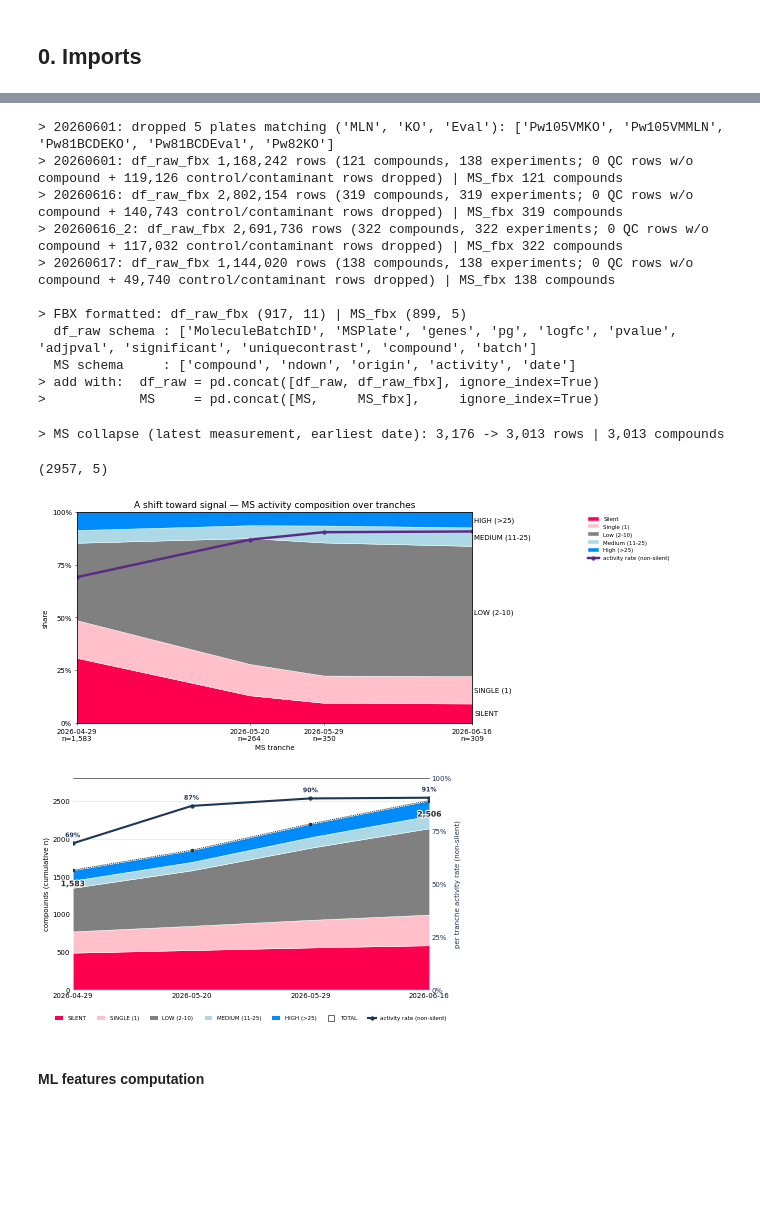
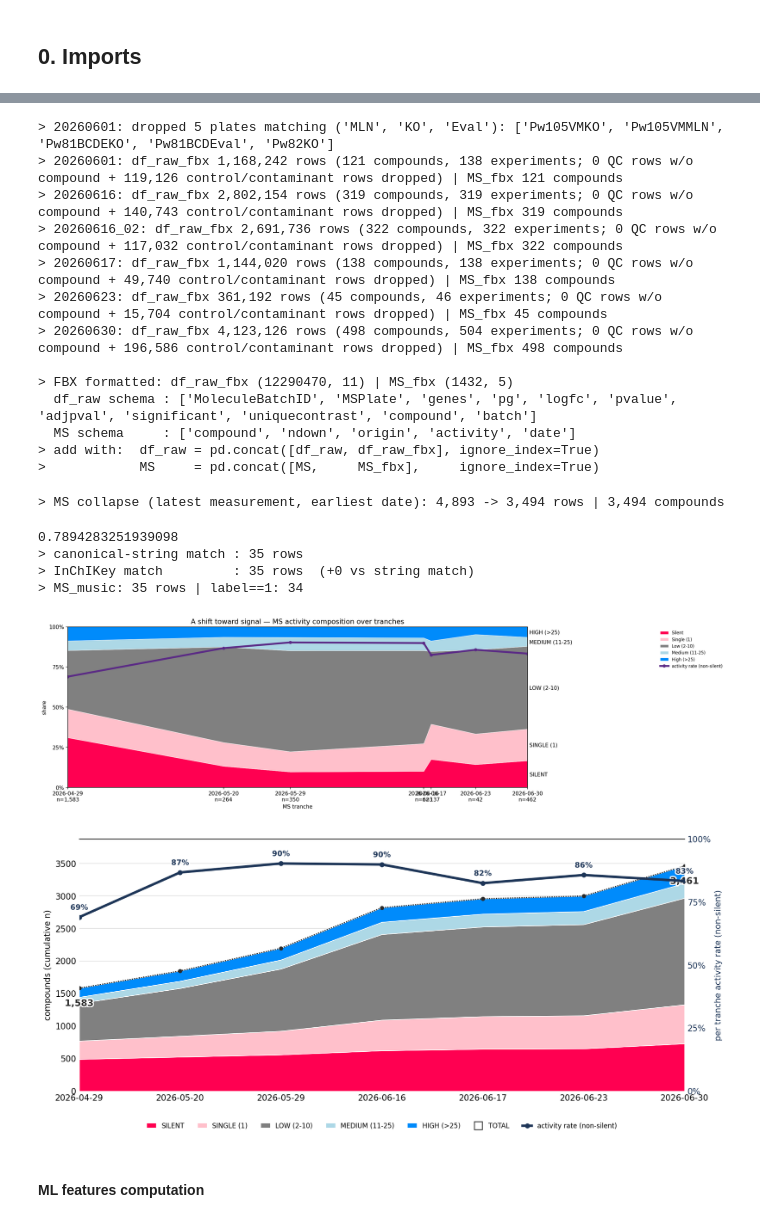
Before and after one commit to gtamo39/MS_ML, a Jupyter notebook: vignettes/MS_TargetML.ipynb, the cells around one changed output, grey strips where cells are left out. Drawn from its saved outputs; the diff is of its cells as text; code cells hidden in the pictures; blank space fills up the shorter version.

```diff
--- a/vignettes/MS_TargetML.ipynb
+++ b/vignettes/MS_TargetML.ipynb
@@ -177,19 +188,19 @@ print(f'> {len(control_compounds)} control + {len(contaminants):,} contaminant c
 # %%
 ## loading new data:
-## Format the AdvantEdge / FBX tranches under data/advanteidge/ (one folder per export
+## Format the AdvantEdge / FBX tranches under FBX_DIR (config.yaml) — one folder per export
 ## date, each with *_FBX_MEASURE / *_FBX_MSSCORE / *_FBX_REPORT) into the df_raw and MS
 ## schemas so they can be concatenated with the existing datasets.
 ## Per-tranche crosswalk lives in fn.load_fbx_tranche (MEASURE = per-gene signal;
 ## REPORT maps uniquecontrast -> srbnumber = MoleculeBatchID -> compound + batch).
 
-# every tranche folder under data/advanteidge/ (named by export date)
-TRANCHES = sorted(glob('data/advanteidge/[0-9]*'))
+# every tranche folder under FBX_DIR (config.yaml), named by export date
+TRANCHES = sorted(glob(os.path.join(FBX_DIR, '[0-9]*')))
 _fbx = {os.path.basename(t): fn.load_fbx_tranche(t, control_compounds=control_compounds,
                                                  contaminants=contaminants) for t in TRANCHES}
 
 # stack tranches; on a recurring experiment (uniquecontrast) / compound, keep the LATEST export
 df_raw_fbx = (pd.concat([d.assign(_tranche=k) for k, (d, _) in _fbx.items()], ignore_index=True)
-              .sort_values('_tranche').drop_duplicates('uniquecontrast', keep='last')
+              .sort_values('_tranche').drop_duplicates(['uniquecontrast', 'pg'], keep='last')  # row key is (contrast, protein); deduping on contrast alone collapsed the proteome
               [fn.FBX_DFRAW_COLS].reset_index(drop=True))
 MS_fbx = (pd.concat([m for _, m in _fbx.values()], ignore_index=True)
           .sort_values('date').drop_duplicates('compound', keep='last')
@@ -212,17 +223,19 @@ print('>            MS     = pd.concat([MS,     MS_fbx],     ignore_index=True)'
 > 20260601: dropped 5 plates matching ('MLN', 'KO', 'Eval'): ['Pw105VMKO', 'Pw105VMMLN', 'Pw81BCDEKO', 'Pw81BCDEval', 'Pw82KO']
 > 20260601: df_raw_fbx 1,168,242 rows (121 compounds, 138 experiments; 0 QC rows w/o compound + 119,126 control/contaminant rows dropped) | MS_fbx 121 compounds
 > 20260616: df_raw_fbx 2,802,154 rows (319 compounds, 319 experiments; 0 QC rows w/o compound + 140,743 control/contaminant rows dropped) | MS_fbx 319 compounds
-> 20260616_2: df_raw_fbx 2,691,736 rows (322 compounds, 322 experiments; 0 QC rows w/o compound + 117,032 control/contaminant rows dropped) | MS_fbx 322 compounds
+> 20260616_02: df_raw_fbx 2,691,736 rows (322 compounds, 322 experiments; 0 QC rows w/o compound + 117,032 control/contaminant rows dropped) | MS_fbx 322 compounds
 > 20260617: df_raw_fbx 1,144,020 rows (138 compounds, 138 experiments; 0 QC rows w/o compound + 49,740 control/contaminant rows dropped) | MS_fbx 138 compounds
+> 20260623: df_raw_fbx 361,192 rows (45 compounds, 46 experiments; 0 QC rows w/o compound + 15,704 control/contaminant rows dropped) | MS_fbx 45 compounds
+> 20260630: df_raw_fbx 4,123,126 rows (498 compounds, 504 experiments; 0 QC rows w/o compound + 196,586 control/contaminant rows dropped) | MS_fbx 498 compounds
 
-> FBX formatted: df_raw_fbx (917, 11) | MS_fbx (899, 5)
+> FBX formatted: df_raw_fbx (12290470, 11) | MS_fbx (1432, 5)
   df_raw schema : ['MoleculeBatchID', 'MSPlate', 'genes', 'pg', 'logfc', 'pvalue', 'adjpval', 'significant', 'uniquecontrast', 'compound', 'batch']
   MS schema     : ['compound', 'ndown', 'origin', 'activity', 'date']
 > add with:  df_raw = pd.concat([df_raw, df_raw_fbx], ignore_index=True)
 >            MS     = pd.concat([MS,     MS_fbx],     ignore_index=True)
 # %%
 ## add df_raw:
-df_raw = pd.concat([df_raw, df_raw_fbx], ignore_index=True)
+df_raw = pd.concat([df_raw, df_raw_fbx], ignore_index=True).drop_duplicates()
 
 ## add the two MSs together
 MS = pd.concat([MS, MS_fbx], ignore_index=True)
@@ -239,13 +252,16 @@ MS = MS[~MS['compound'].isin(control_compounds + contaminants)]
 ## Ensure the compounds are FBX glues (no PROTACS)
 MS = MS[MS['compound'].isin(serac_df['compound'])]
 MS.shape
+
+## write to disk:
+MS.to_parquet(MS_PATH, index=False)
+df_raw.to_parquet(DFRAW_PATH, index=False)
 # %% [output]
-> MS collapse (latest measurement, earliest date): 3,176 -> 3,013 rows | 3,013 compounds
+> MS collapse (latest measurement, earliest date): 4,893 -> 3,494 rows | 3,494 compounds
-(2957, 5)
 # %%
 ## check proteomics activity of music set #
 
-if 11<3:# get music set:
+if 1<3:# get music set:
     music = rdkit_tools.get_smiles_df_from_enum(MUSIC_SET)
     music['smiles'] = music['smiles'].apply(lambda x: rdkit_tools.convert_smiles_to_canonical(x))
     music['compound'] = 'X'+ music.index.astype(str)
@@ -256,7 +272,7 @@ if 11<3:# get music set:
     #                 MS20260529.assign(origin='MS20260529')]).reset_index(drop=True)[colskeep].rename(columns={'Molecule Name':'compound',
                                                                                                             #   'MSData - Proteomics activities: Nr. Down':'ndown',
                                                                                                             #   "MSData - Proteomics activities: Cmpd Activity":'activity'})
-    MS['date'] = pd.to_datetime(MS['origin'].str.replace('MS', ''))
+    # MS['date'] = pd.to_datetime(MS['origin'].str.replace('MS', ''))
 
     MS_smi = pd.merge(serac_df,MS,on='compound').drop_duplicates()
     MS_smi['smiles'] = MS_smi['smiles'].progress_apply(lambda x: rdkit_tools.convert_smiles_to_canonical(x))
@@ -281,30 +297,35 @@ if 11<3:# get music set:
 
     # MS_music['label'] = (MS_music['ndown'] > 0) * 1
     print(f"> MS_music: {len(MS_music):,} rows | label==1: {int(MS_music['label'].sum()):,}")
+# %% [output]
+0.7894283251939098
+> canonical-string match : 35 rows
+> InChIKey match         : 35 rows  (+0 vs string match)
+> MS_music: 35 rows | label==1: 34
 # %%
 # ## Activity rate per MS tranche — fraction of compounds that are active
 # fn.plot_activity_rate_by_tranche(MS, dpi=50)
 # %%
 ## New graph that goes with time: 100%-stacked MS activity composition across
 ## tranches. Pass col2class to colour by activity (or omit `colors` for the default).
 ACTIVE_C = globals().get('ACTIVE_C', '#2A9D8F')      # keep yours if defined, else fall back
 SILENT_C = globals().get('SILENT_C', '#6A4C93')
 col2class = {'Silent': SILENT_C, 'High (>25)': ACTIVE_C, 'Single (1)': 'pink',
              'Low (2-10)': 'grey', 'Medium (11-25)': 'lightblue'}
 
 ax, comp = fn.plot_activity_composition_over_time(MS#.sort_values('date',ascending=True).groupby('compound').first().reset_index()
-                                                  , colors=col2class, dpi=50)
+                                                  , colors=col2class, dpi=150)
 # %% [output]
-[figure, old version]
+[figure, new version]
 # %%
 ## Same composition as vertical stacked bars: height = compound count (n),
 ## each segment labelled with its within-tranche %.
 # ax, comp_bars = fn.plot_activity_composition_bars(MS, colors=col2class, dpi=150)
 # %%
 ## absolute stacked area chart: cumulative library growth by activity (template style)
-ax, area_abs = fn.plot_activity_area_absolute(MS,colors=col2class, dpi=50)
+ax, area_abs = fn.plot_activity_area_absolute(MS,colors=col2class, dpi=150)
 # %% [output]
-[figure, old version]
+[figure, new version]
 # %% [markdown]
 #### ML features computation
 # %%
```
Also changed, not shown: parts of 53 cells of this notebook, 5 other files.
